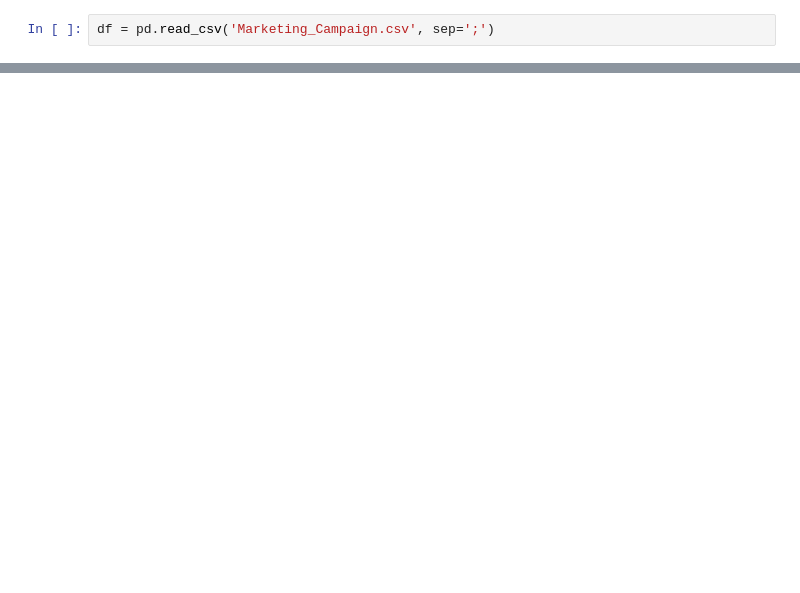
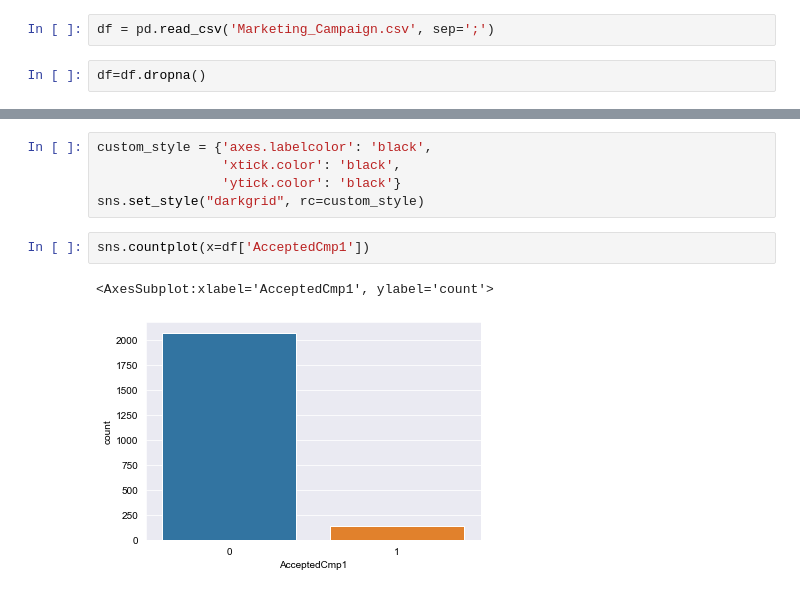
Before and after one commit to Michael-Austin-Mesa/grocer-marketing-project, a Jupyter notebook: explore.ipynb, the cells around one changed output, grey strips where cells are left out. Cells and saved outputs as stored; diff of their text form; blank space fills up the shorter version.

```diff
--- a/explore.ipynb
+++ b/explore.ipynb
@@ -5,5 +48,7 @@ import seaborn as sns
 # %%
 df = pd.read_csv('Marketing_Campaign.csv', sep=';')
+# %%
+df=df.dropna()
 # %%
 df.info()
 # %% [output]
@@ -26,0 +82,10 @@ memory usage: 507.6+ KB
+# %%
+custom_style = {'axes.labelcolor': 'black',
+                'xtick.color': 'black',
+                'ytick.color': 'black'}
+sns.set_style("darkgrid", rc=custom_style)
+# %%
+sns.countplot(x=df['AcceptedCmp1'])
+# %% [output]
+<AxesSubplot:xlabel='AcceptedCmp1', ylabel='count'>
+[figure, added]
```
Also changed, not shown: parts of 8 cells of this notebook.
